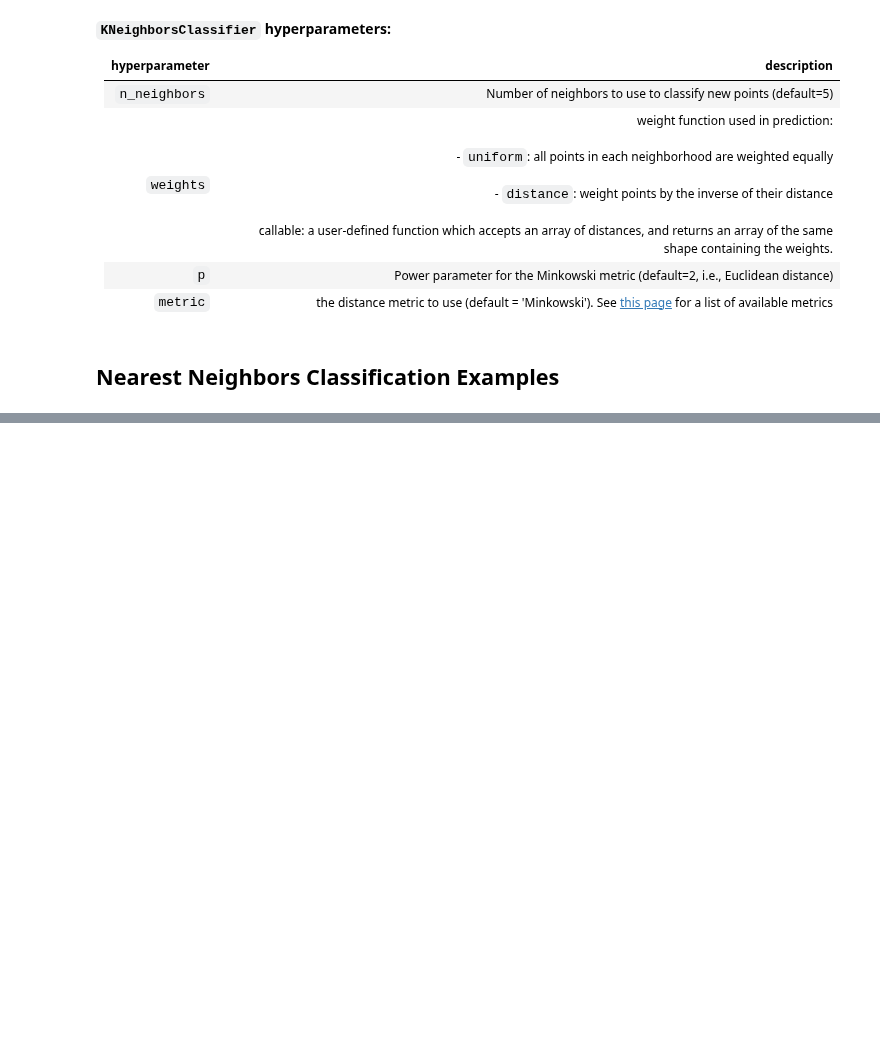
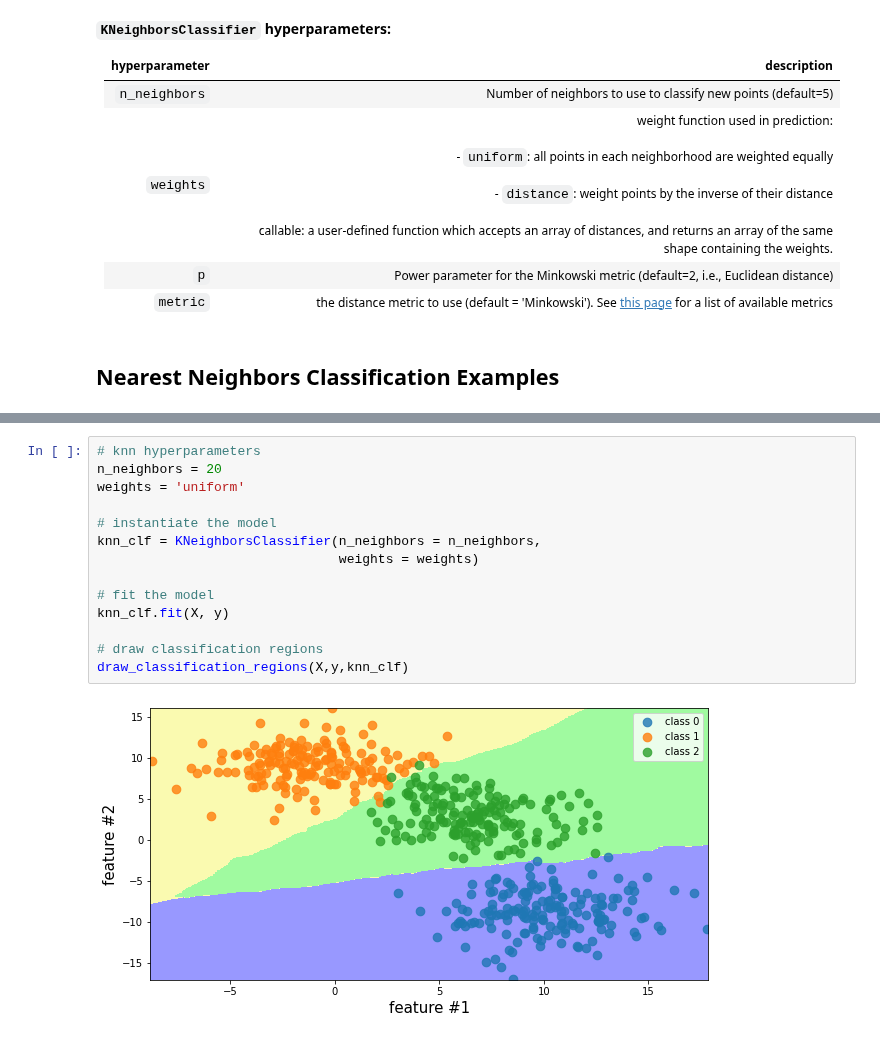
Before and after one commit to um-perez-alvaro/Data-Science-Practice, a Jupyter notebook: Jupyter Notebooks/Classification/notebooks/k-nearest neighbors.ipynb, the cells around one changed output, grey strips where cells are left out. Cells and saved outputs as stored; diff of their text form; blank space fills up the shorter version.

```diff
--- a/Jupyter Notebooks/Classification/notebooks/k-nearest neighbors.ipynb
+++ b/Jupyter Notebooks/Classification/notebooks/k-nearest neighbors.ipynb
@@ -112 +111,17 @@ plt.legend()
+# %%
+# knn hyperparameters
+n_neighbors = 20
+weights = 'uniform'
+
+# instantiate the model
+knn_clf = KNeighborsClassifier(n_neighbors = n_neighbors,
+                               weights = weights)
+
+# fit the model
+knn_clf.fit(X, y)
+
+# draw classification regions
+draw_classification_regions(X,y,knn_clf)
+# %% [output]
+[figure, added]
 # %% [markdown]
```
Also changed, not shown: parts of 29 cells of this notebook, 11 other files.
